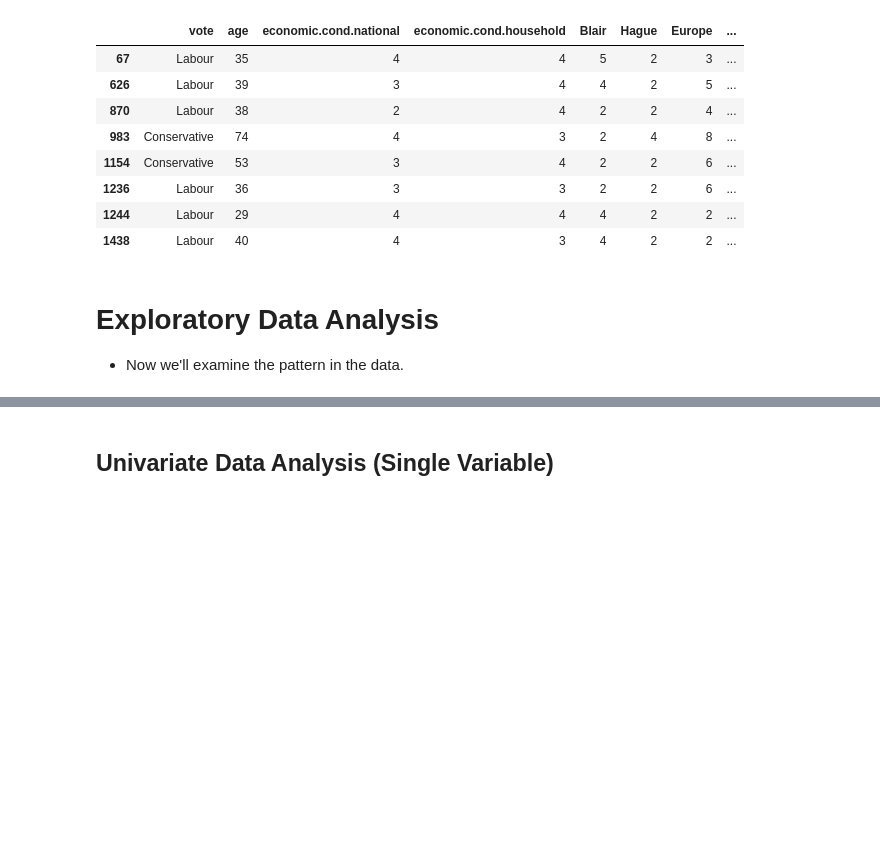
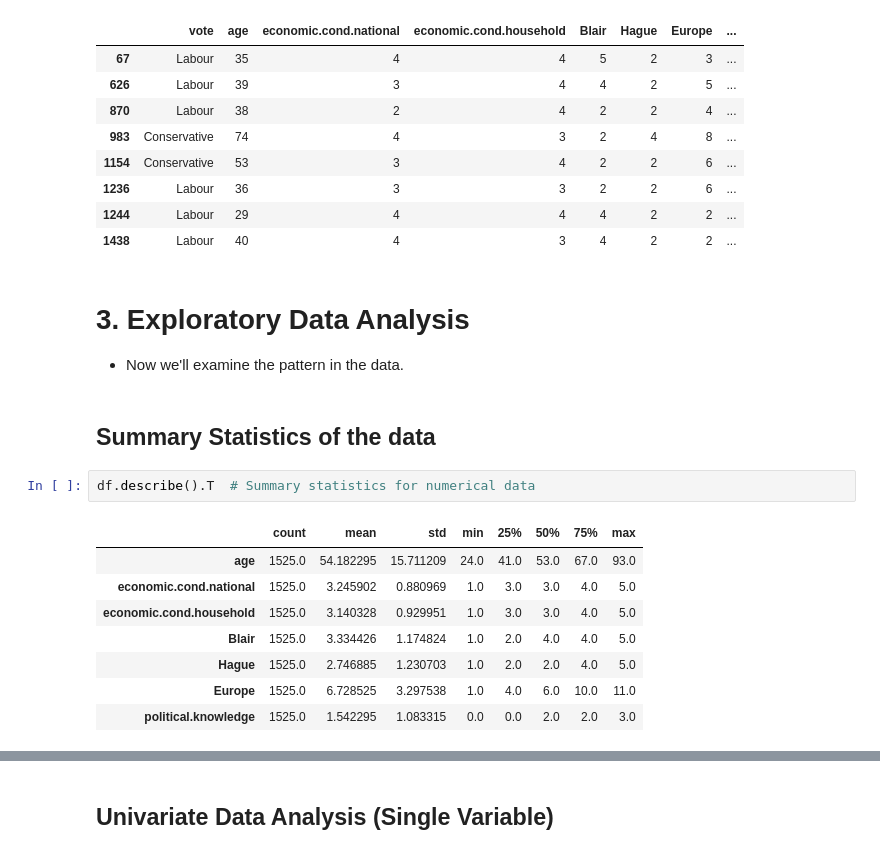
Before and after one commit to Shoyeb45/ElectionVotingPrediction, a Jupyter notebook: model.ipynb, the cells around one changed output, grey strips where cells are left out. Drawn from its saved outputs; the diff is of its cells as text; blank space fills up the shorter version.

```diff
--- a/model.ipynb
+++ b/model.ipynb
@@ -162,6 +133,19 @@ df[df.duplicated()]  # number of duplicate rows
 | 1244 | Labour | 29 | 4 | 4 | 4 | 2 | 2 | ... |
 | 1438 | Labour | 40 | 4 | 3 | 4 | 2 | 2 | ... |
 # %% [markdown]
-# Exploratory Data Analysis
+# 3. Exploratory Data Analysis
 
 - Now we'll examine the pattern in the data.
+# %% [markdown]
+## Summary Statistics of the data
+# %%
+df.describe().T  # Summary statistics for numerical data
+# %% [output]
+|  | count | mean | std | min | 25% | 50% | 75% | max |
+| age | 1525.0 | 54.182295 | 15.711209 | 24.0 | 41.0 | 53.0 | 67.0 | 93.0 |
+| economic.cond.national | 1525.0 | 3.245902 | 0.880969 | 1.0 | 3.0 | 3.0 | 4.0 | 5.0 |
+| economic.cond.household | 1525.0 | 3.140328 | 0.929951 | 1.0 | 3.0 | 3.0 | 4.0 | 5.0 |
+| Blair | 1525.0 | 3.334426 | 1.174824 | 1.0 | 2.0 | 4.0 | 4.0 | 5.0 |
+| Hague | 1525.0 | 2.746885 | 1.230703 | 1.0 | 2.0 | 2.0 | 4.0 | 5.0 |
+| Europe | 1525.0 | 6.728525 | 3.297538 | 1.0 | 4.0 | 6.0 | 10.0 | 11.0 |
+| political.knowledge | 1525.0 | 1.542295 | 1.083315 | 0.0 | 0.0 | 2.0 | 2.0 | 3.0 |
```
Also changed, not shown: parts of 15 cells of this notebook, 1 other file.
